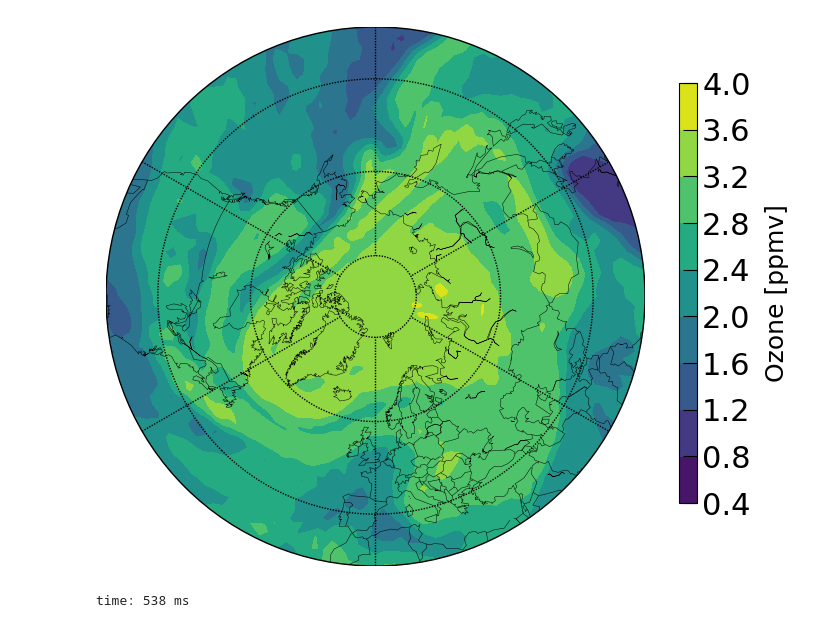
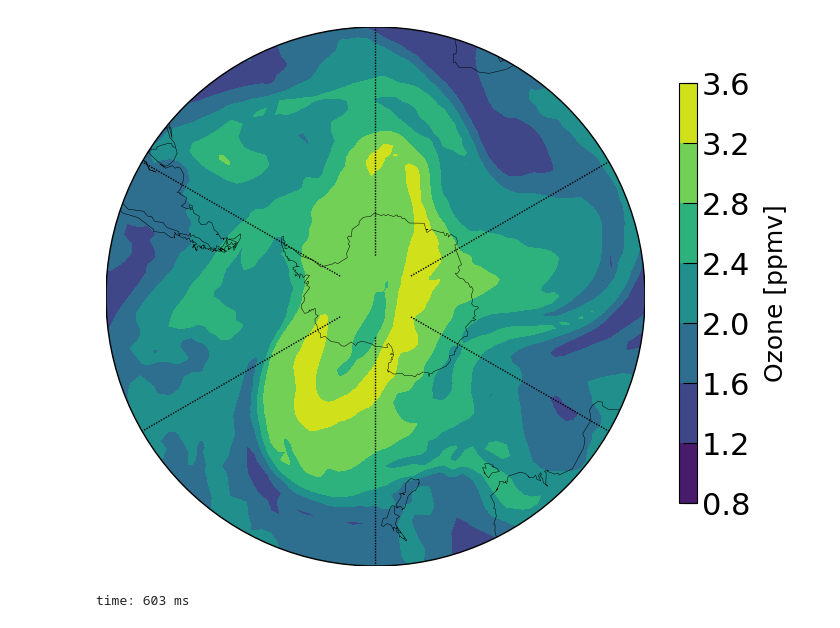
Before and after one commit to pankajkarman/reprobus, a Jupyter notebook: repro.ipynb, the cells around one changed output. Drawn from its saved outputs; the diff is of its cells as text; code cells hidden in the pictures.

```diff
--- a/repro.ipynb
+++ b/repro.ipynb
@@ -132,5 +70,5 @@ time: 2.33 ms
 # %%
-odir = "/media/pankaj/Data/reprobus/netcdf/"
-files = sorted(glob.glob("/media/pankaj/Data/arc2020/*"))
+odir = "/home/pankaj/Downloads/test/"
+files = sorted(glob.glob("/home/pankaj/Downloads/repro/*"))
 files
 # %% [output]
@@ -155,6 +81,6 @@ time: 6.16 ms
 [interactive output not drawn]
 # %%
-for filename in files:
+for filename in files[:1]:
     print(filename)
     bus = Reprobus(filename)
     ncfile = f"%s%s.nc" % (odir, bus.date.isoformat().split("T")[0])
@@ -205,10 +131,10 @@ time: 43.5 ms
 [interactive output not drawn]
 # %%
-fig, ax, cb = plot_data(bus.data["Ozone"], level=475, scale=0.001, region="north")
+fig, ax, cb = plot_data(bus.data["Ozone"], level=475, scale=0.001, region="south")
 cb.set_label(label="%s" % ("Ozone [ppmv]"), size=18)
 # plt.savefig("/home/pankaj/Desktop/repro_ozone_435K.png", bbox_inches="tight")
 plt.show()
 # %% [output]
-[figure, old version]
+[figure, new version]
-time: 538 ms
+time: 603 ms
 [interactive output not drawn]
```
Also changed, not shown: parts of 10 cells of this notebook, 7 other files.
